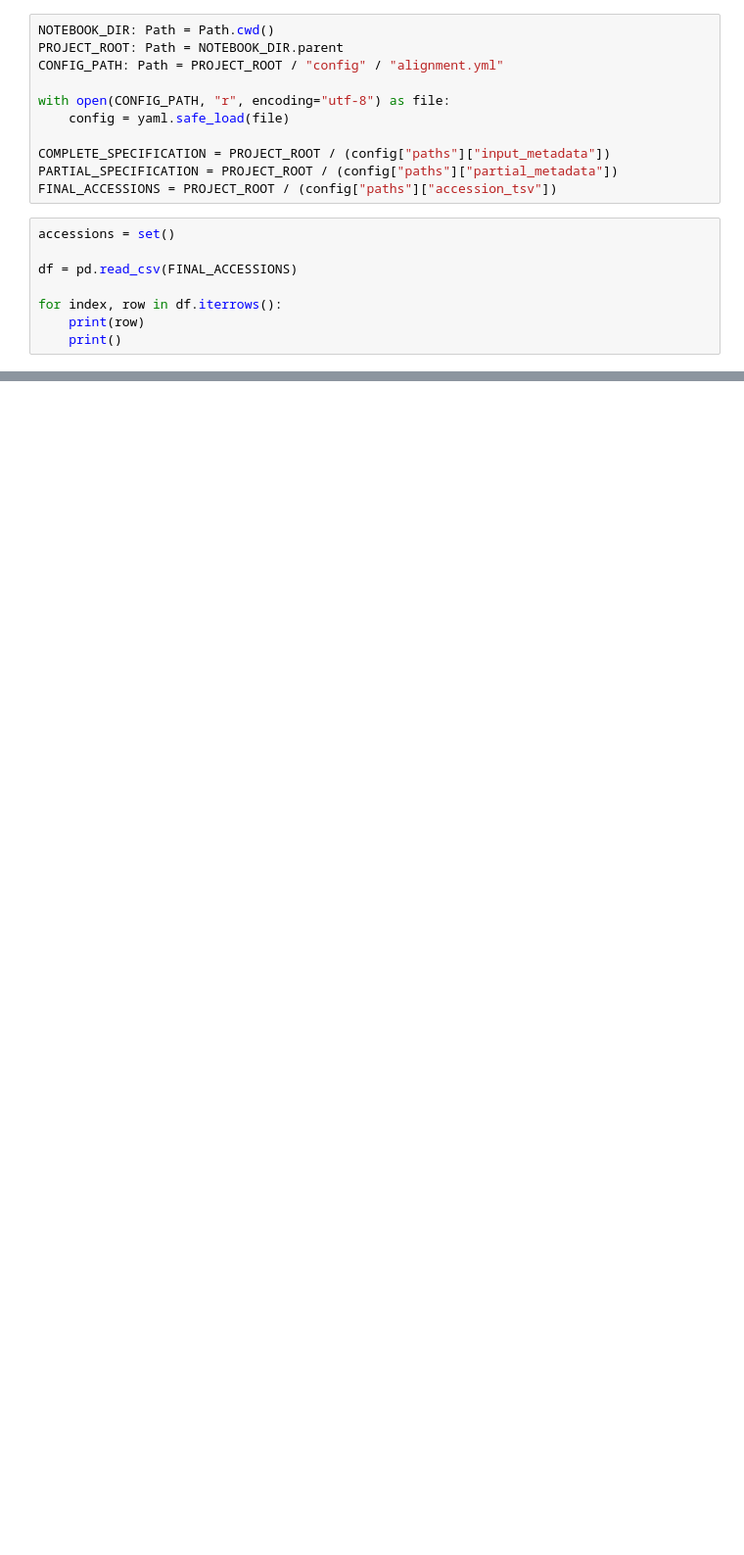
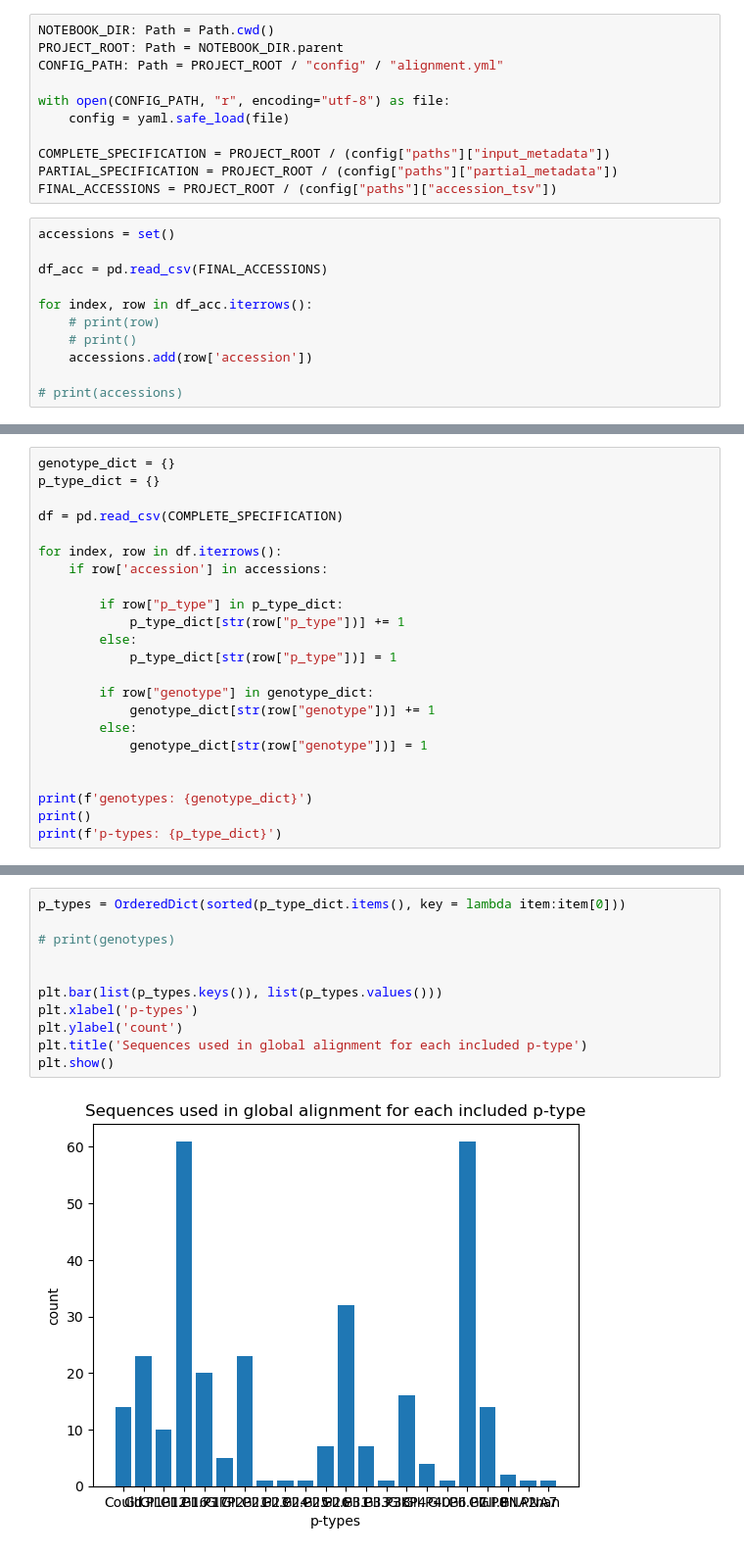
Before and after one commit to chriryde/norovirus-gii-dualtyping-ngs, a Jupyter notebook: notebooks/02_alignment.ipynb, the cells around one changed output, grey strips where cells are left out. Shown at 98% size. Drawn from its saved outputs; the diff is of its cells as text; blank space fills up the shorter version.

Commit message:
notebook for plotting used genotype/p-types in global msa

```diff
--- a/notebooks/02_alignment.ipynb
+++ b/notebooks/02_alignment.ipynb
@@ -20,8 +21,11 @@ FINAL_ACCESSIONS = PROJECT_ROOT / (config["paths"]["accession_tsv"])
 # %%
 accessions = set()
 
-df = pd.read_csv(FINAL_ACCESSIONS)
+df_acc = pd.read_csv(FINAL_ACCESSIONS)
 
-for index, row in df.iterrows():
-    print(row)
-    print()
+for index, row in df_acc.iterrows():
+    # print(row)
+    # print()
+    accessions.add(row['accession'])
+
+# print(accessions)
@@ -45,0 +32,23 @@ Name: 310, dtype: str
+# %%
+genotype_dict = {}
+p_type_dict = {}
+
+df = pd.read_csv(COMPLETE_SPECIFICATION)
+
+for index, row in df.iterrows():
+    if row['accession'] in accessions:
+
+        if row["p_type"] in p_type_dict:
+            p_type_dict[str(row["p_type"])] += 1
+        else:
+            p_type_dict[str(row["p_type"])] = 1
+
+        if row["genotype"] in genotype_dict:
+            genotype_dict[str(row["genotype"])] += 1
+        else:
+            genotype_dict[str(row["genotype"])] = 1
+
+
+print(f'genotypes: {genotype_dict}')
+print()
+print(f'p-types: {p_type_dict}')
@@ -45,0 +59,13 @@ Name: 310, dtype: str
+# %%
+p_types = OrderedDict(sorted(p_type_dict.items(), key = lambda item:item[0]))
+
+# print(genotypes)
+
+
+plt.bar(list(p_types.keys()), list(p_types.values()))
+plt.xlabel('p-types')
+plt.ylabel('count')
+plt.title('Sequences used in global alignment for each included p-type')
+plt.show()
+# %% [output]
+[figure, added]
```
Also changed, not shown: parts of 4 cells of this notebook, 13 other files.
